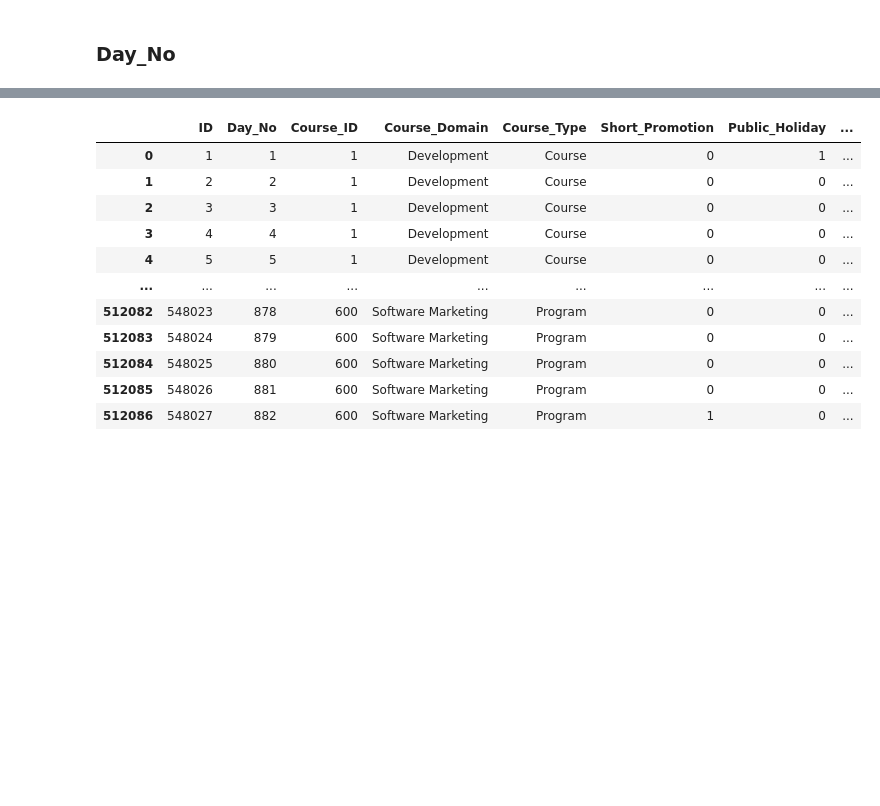
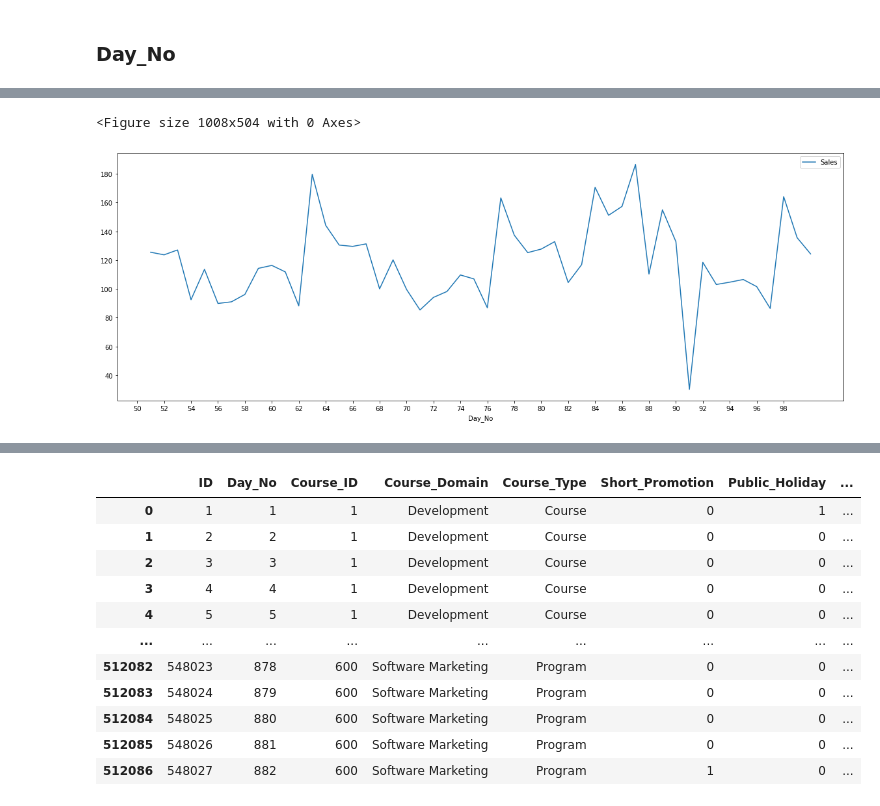
Before and after one commit to iasarthak/AV-Bootcamp-ML-Hackathon, a Jupyter notebook: EDA.ipynb, the cells around one changed output, grey strips where cells are left out. Saved outputs shown, nothing was run; the diff lists cells and outputs as text; code cells hidden in the pictures; blank space fills up the shorter version.

```diff
--- a/EDA.ipynb
+++ b/EDA.ipynb
@@ -820,0 +822,8 @@ train.groupby("Day_No")["Sales"].mean().to_frame().plot(kind='line',figsize=(14,
+# %%
+plt.figure(figsize=(14,7))
+train[(train["Day_No"]>50) & (train["Day_No"]<=100)].groupby("Day_No")["Sales"].mean().to_frame().plot(kind='line',figsize=(20,7))
+plt.xticks(range(50,100,2))
+plt.show()
+# %% [output]
+<Figure size 1008x504 with 0 Axes>
+[figure, added]
```
Also changed, not shown: parts of 2 cells of this notebook, 10 other files.
